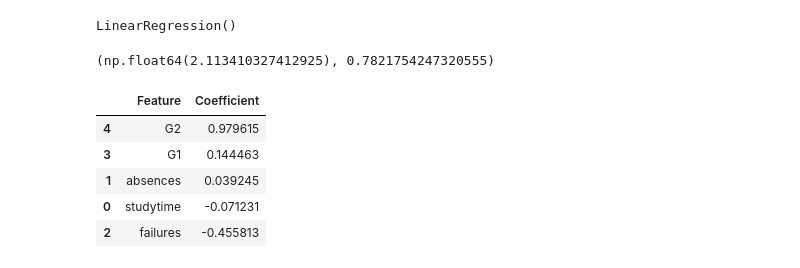
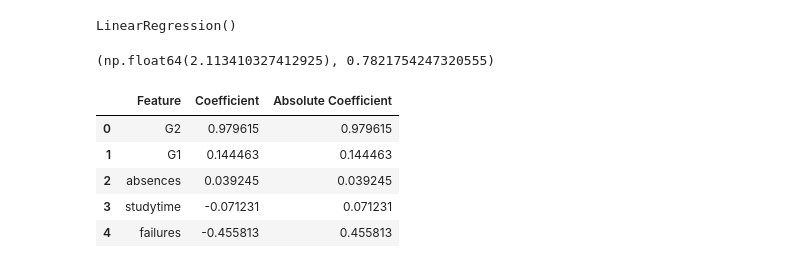
Before and after one commit to JoseLuiSS0/Student-Performance-Analysis, a Jupyter notebook: student-analysis.ipynb, the cells around one changed output. Drawn from its saved outputs; the diff is of its cells as text; code cells hidden in the pictures.

```diff
--- a/student-analysis.ipynb
+++ b/student-analysis.ipynb
@@ -97,12 +97,13 @@ rmse, r2
 (np.float64(2.113410327412925), 0.7821754247320555)
 # %%
 # Final Interpretation
-coefficients = pd.DataFrame({'Feature': X.columns, 'Coefficient': model.coef_}).sort_values(by='Coefficient', ascending=False)
+coefficients = pd.DataFrame({'Feature': X.columns, 'Coefficient': model.coef_}).sort_values(by='Coefficient', ascending=False).reset_index(drop = True)
+coefficients["Absolute Coefficient"] = coefficients["Coefficient"].abs()
 coefficients
 # %% [output]
-|  | Feature | Coefficient |
-| 4 | G2 | 0.979615 |
-| 3 | G1 | 0.144463 |
-| 1 | absences | 0.039245 |
-| 0 | studytime | -0.071231 |
-| 2 | failures | -0.455813 |
+|  | Feature | Coefficient | Absolute Coefficient |
+| 0 | G2 | 0.979615 | 0.979615 |
+| 1 | G1 | 0.144463 | 0.144463 |
+| 2 | absences | 0.039245 | 0.039245 |
+| 3 | studytime | -0.071231 | 0.071231 |
+| 4 | failures | -0.455813 | 0.455813 |
```
Also changed, not shown: parts of 1 cell of this notebook.
